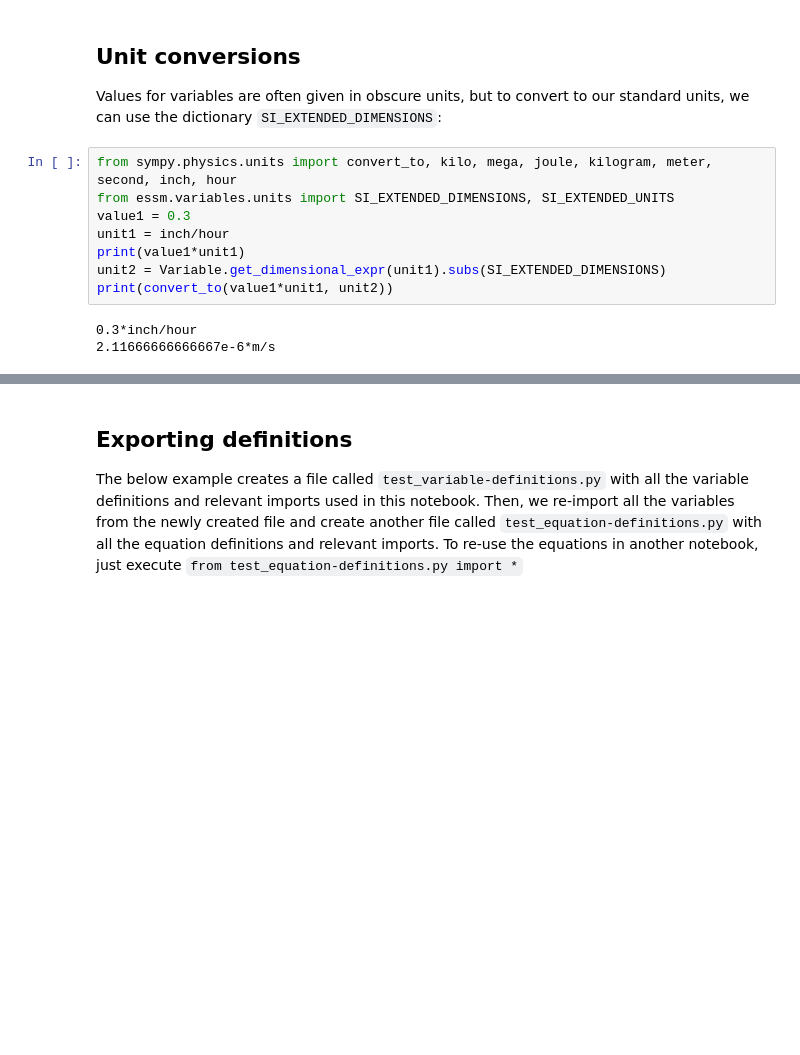
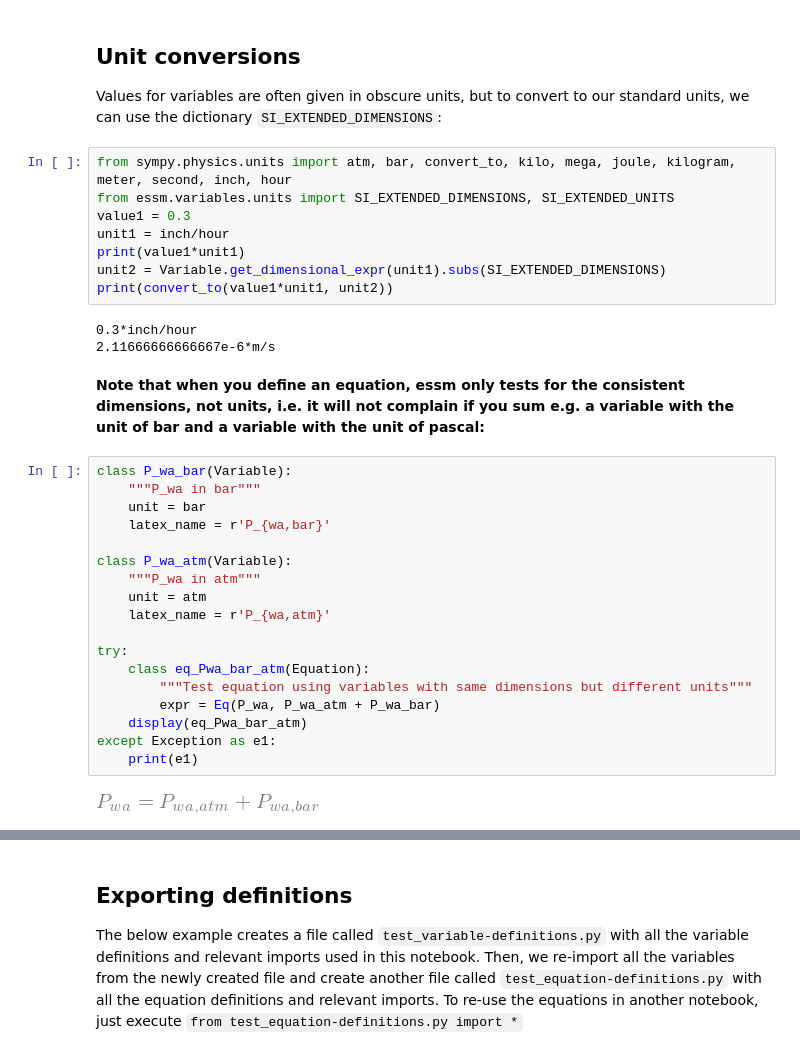
Before and after one commit to environmentalscience/essm, a Jupyter notebook: docs/examples/api_features.ipynb, the cells around one changed output, grey strips where cells are left out. Cells and saved outputs as stored; diff of their text form; blank space fills up the shorter version.

Commit message:
Add warning about inconsitent units in equations, even if dimensions are consistent

```diff
--- a/docs/examples/api_features.ipynb
+++ b/docs/examples/api_features.ipynb
@@ -623,7 +624,7 @@ p = plot_expr2((T_a2, 273, 373), expr.subs(vdict))
 ## Unit conversions
 Values for variables are often given in obscure units, but to convert to our standard units, we can use the dictionary `SI_EXTENDED_DIMENSIONS`:
 # %%
-from sympy.physics.units import convert_to, kilo, mega, joule, kilogram, meter, second, inch, hour
+from sympy.physics.units import atm, bar, convert_to, kilo, mega, joule, kilogram, meter, second, inch, hour
 from essm.variables.units import SI_EXTENDED_DIMENSIONS, SI_EXTENDED_UNITS
 value1 = 0.3
 unit1 = inch/hour
@@ -633,3 +634,26 @@ print(convert_to(value1*unit1, unit2))
 # %% [output]
 0.3*inch/hour
 2.11666666666667e-6*m/s
+# %% [markdown]
+**Note that when you define an equation, essm only tests for the consistent dimensions, not units, i.e. it will not complain if you sum e.g. a variable with the unit of bar
+and a variable with the unit of pascal:**
+# %%
+class P_wa_bar(Variable):
+    """P_wa in bar"""
+    unit = bar
+    latex_name = r'P_{wa,bar}'
+
+class P_wa_atm(Variable):
+    """P_wa in atm"""
+    unit = atm
+    latex_name = r'P_{wa,atm}'
+
+try:
+    class eq_Pwa_bar_atm(Equation):
+        """Test equation using variables with same dimensions but different units"""
+        expr = Eq(P_wa, P_wa_atm + P_wa_bar)
+    display(eq_Pwa_bar_atm)
+except Exception as e1:
+    print(e1)
+# %% [output]
+[figure, added]
```
Also changed, not shown: parts of 26 cells of this notebook, 1 other file.
